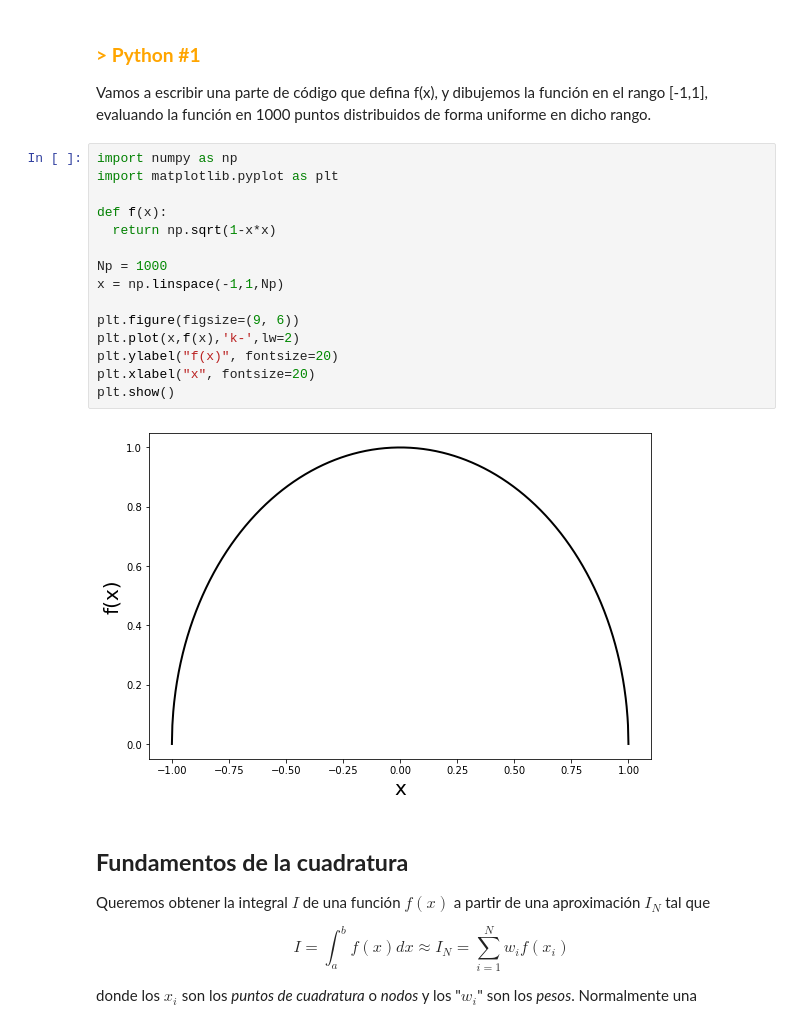
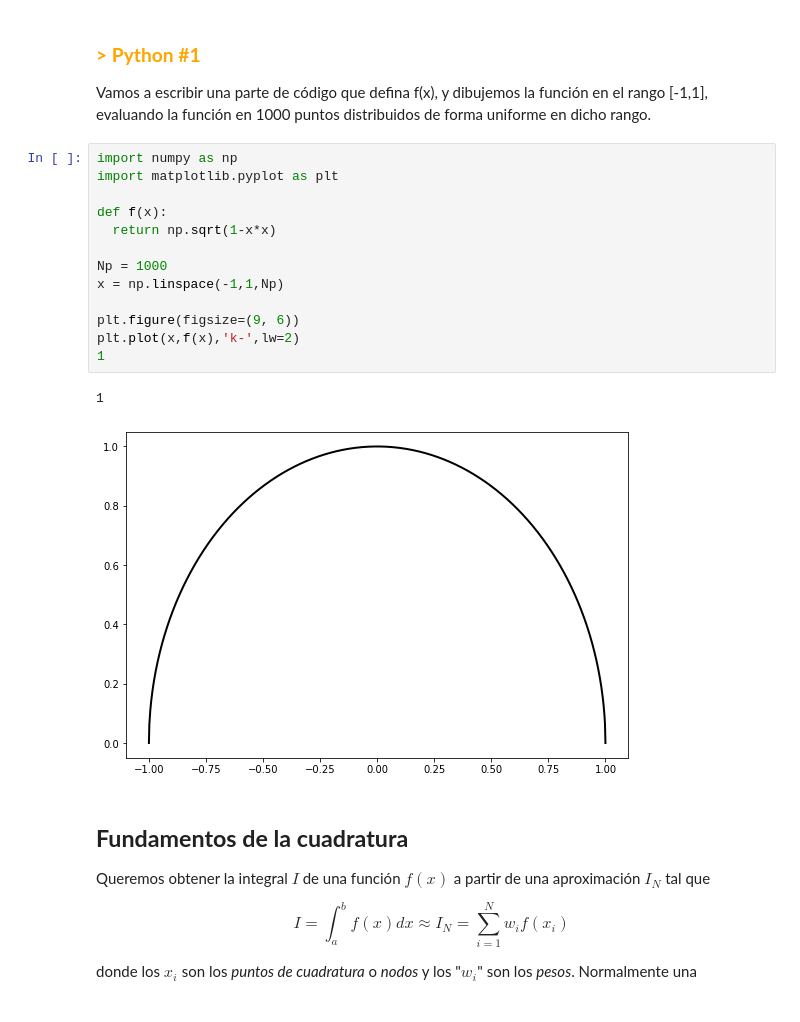
Before and after one commit to joseflix/DocenciaUAB, a Jupyter notebook: MN1/2019-2020/Prácticas/Práctica2_Integración_Solucions.ipynb, the cells around one changed output. Saved outputs shown, nothing was run; the diff lists cells and outputs as text.

```diff
--- a/MN1/2019-2020/Prácticas/Práctica2_Integración_Solucions.ipynb
+++ b/MN1/2019-2020/Prácticas/Práctica2_Integración_Solucions.ipynb
@@ -50,20 +50,19 @@ Vamos a escribir una parte de código que defina f(x), y dibujemos la función e
 # %%
 import numpy as np
 import matplotlib.pyplot as plt
 
 def f(x):
   return np.sqrt(1-x*x)
 
 Np = 1000
 x = np.linspace(-1,1,Np)
 
 plt.figure(figsize=(9, 6))
 plt.plot(x,f(x),'k-',lw=2)
-plt.ylabel("f(x)", fontsize=20)
-plt.xlabel("x", fontsize=20)
-plt.show()
+1
 # %% [output]
+1
-[figure, old version]
+[figure, new version]
 # %% [markdown]
 ## **Fundamentos de la cuadratura**
 
```
Also changed, not shown: parts of 4 cells of this notebook.
